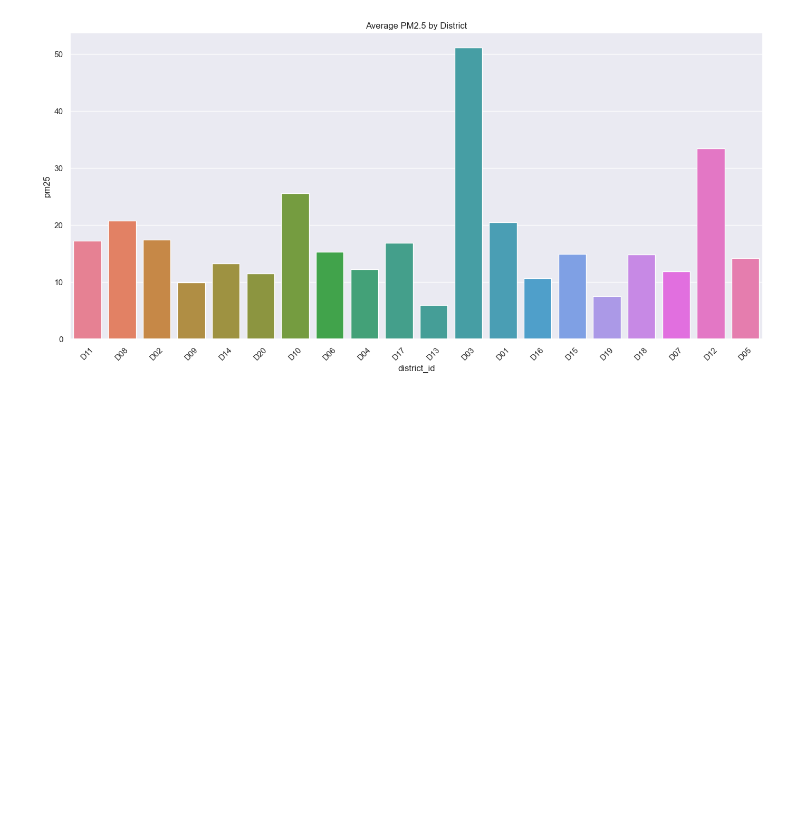
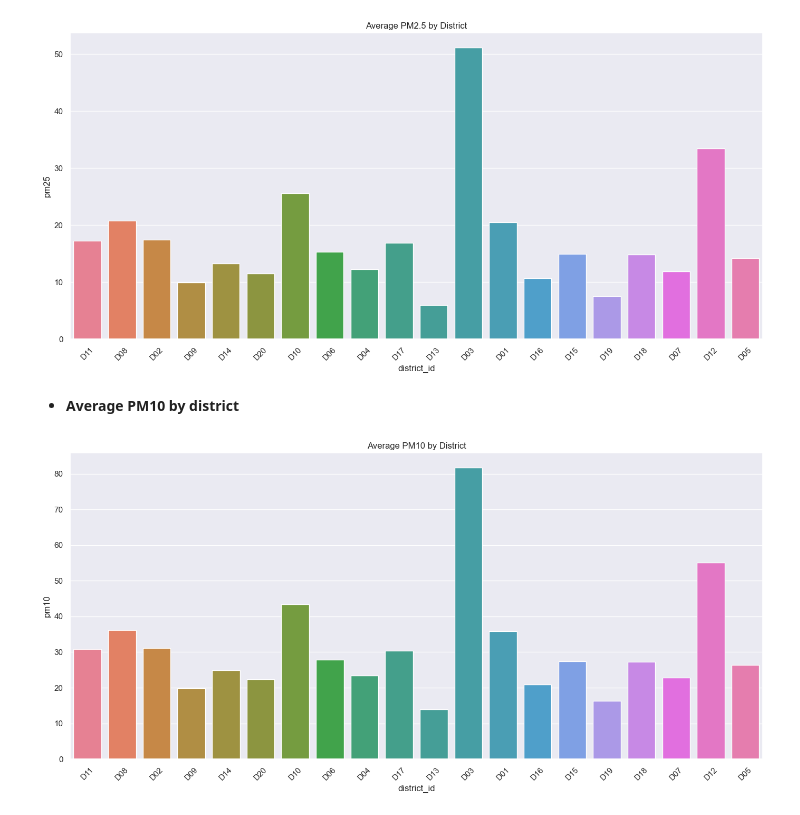
Before and after one commit to geershatisaxena/AQI-Data-Analysis, a Jupyter notebook: air quality.ipynb, the cells around one changed output. Cells and saved outputs as stored; diff of their text form; code cells hidden in the pictures; blank space fills up the shorter version.

```diff
--- a/air quality.ipynb
+++ b/air quality.ipynb
@@ -1196,3 +1196,13 @@ plt.xticks(rotation=45)
 plt.tight_layout()
 # %% [output]
 [figure]
+# %% [markdown]
+- **Average PM10 by district**
+# %%
+plt.figure(figsize=(14, 7))
+sns.barplot(data=df, x="district_id", y="pm10", estimator="mean", errorbar=None, palette="husl", hue="district_id", legend=False)
+plt.title("Average PM10 by District")
+plt.xticks(rotation=45)
+plt.tight_layout()
+# %% [output]
+[figure, added]
```
